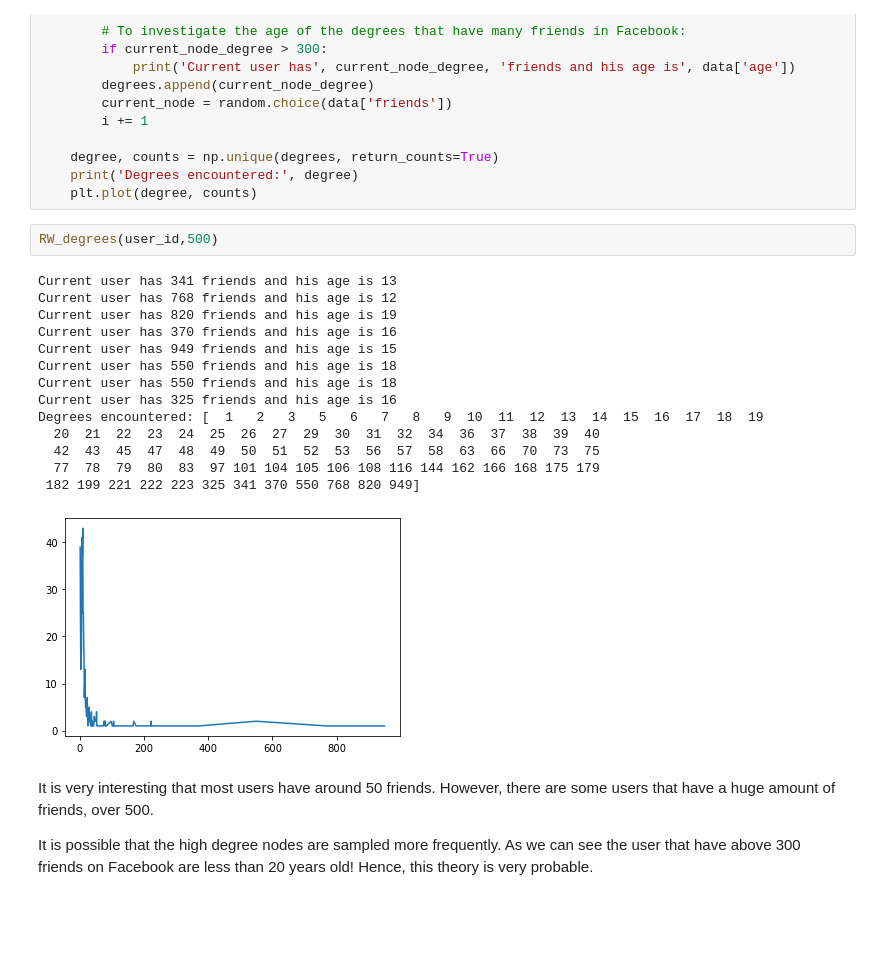
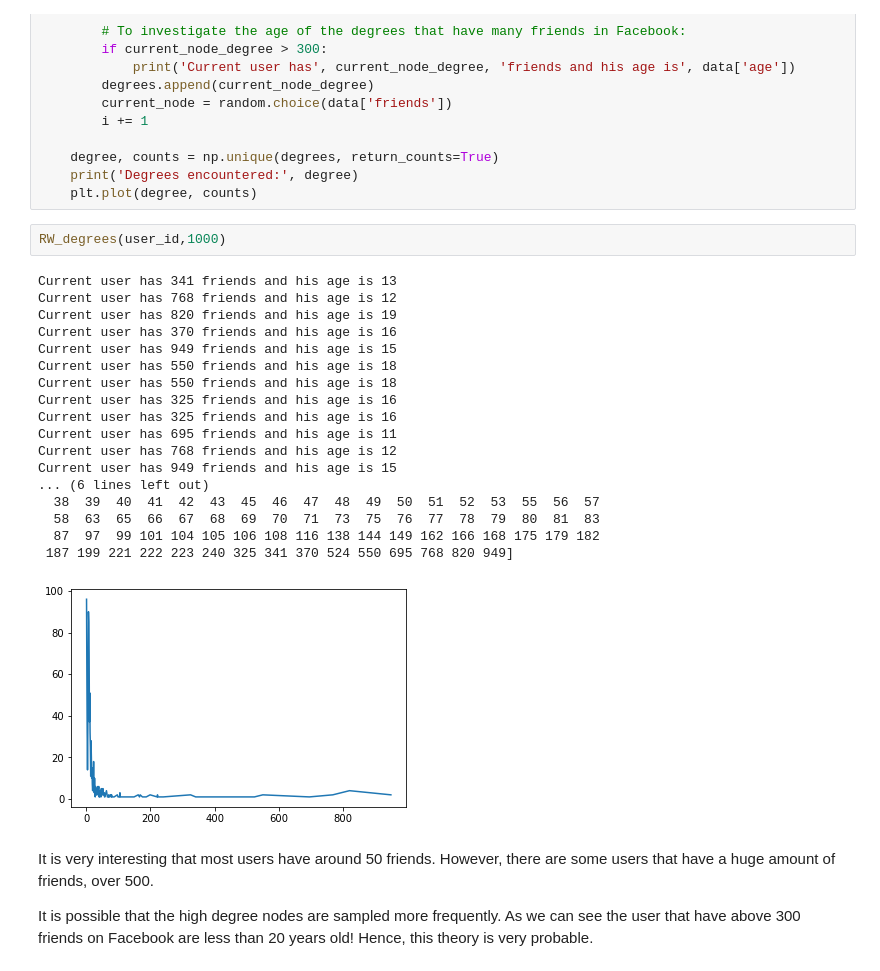
Before and after one commit to ewaMiazga/InternetAnalytics-2023, a Jupyter notebook: assignment/ix-lab2-notebook-part2.ipynb, the cells around one changed output. Drawn from its saved outputs; the diff is of its cells as text; blank space fills up the shorter version.

```diff
--- a/assignment/ix-lab2-notebook-part2.ipynb
+++ b/assignment/ix-lab2-notebook-part2.ipynb
@@ -190,22 +190,26 @@ def RW_degrees(source_node, N):
     print('Degrees encountered:', degree)
     plt.plot(degree, counts)
 # %%
-RW_degrees(user_id,500)
+RW_degrees(user_id,1000)
 # %% [output]
 Current user has 341 friends and his age is 13
 Current user has 768 friends and his age is 12
 Current user has 820 friends and his age is 19
 Current user has 370 friends and his age is 16
 Current user has 949 friends and his age is 15
 Current user has 550 friends and his age is 18
 Current user has 550 friends and his age is 18
 Current user has 325 friends and his age is 16
-Degrees encountered: [  1   2   3   5   6   7   8   9  10  11  12  13  14  15  16  17  18  19
-  20  21  22  23  24  25  26  27  29  30  31  32  34  36  37  38  39  40
-  42  43  45  47  48  49  50  51  52  53  56  57  58  63  66  70  73  75
-  77  78  79  80  83  97 101 104 105 106 108 116 144 162 166 168 175 179
- 182 199 221 222 223 325 341 370 550 768 820 949]
+Current user has 325 friends and his age is 16
+Current user has 695 friends and his age is 11
+Current user has 768 friends and his age is 12
+Current user has 949 friends and his age is 15
+... (6 lines left out)
+  38  39  40  41  42  43  45  46  47  48  49  50  51  52  53  55  56  57
+  58  63  65  66  67  68  69  70  71  73  75  76  77  78  79  80  81  83
+  87  97  99 101 104 105 106 108 116 138 144 149 162 166 168 175 179 182
+ 187 199 221 222 223 240 325 341 370 524 550 695 768 820 949]
-[figure, old version]
+[figure, new version]
 # %% [markdown]
 It is very interesting that most users have around 50 friends. However, there are some users that have a huge amount of friends, over 500.
 
```
Also changed, not shown: parts of 2 cells of this notebook.
